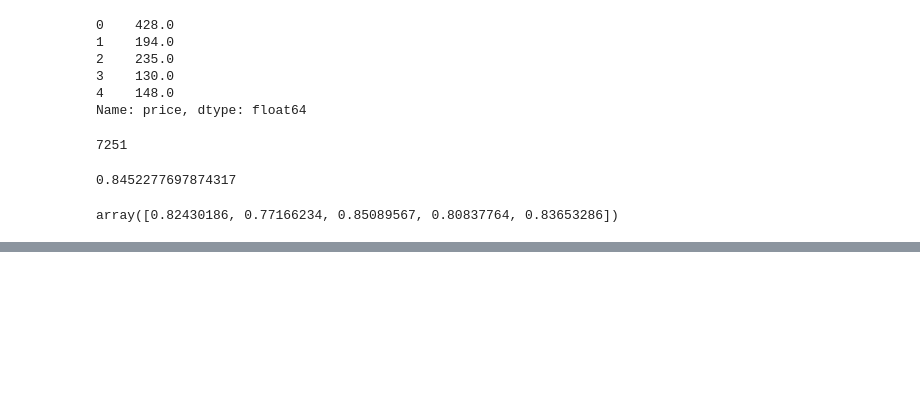
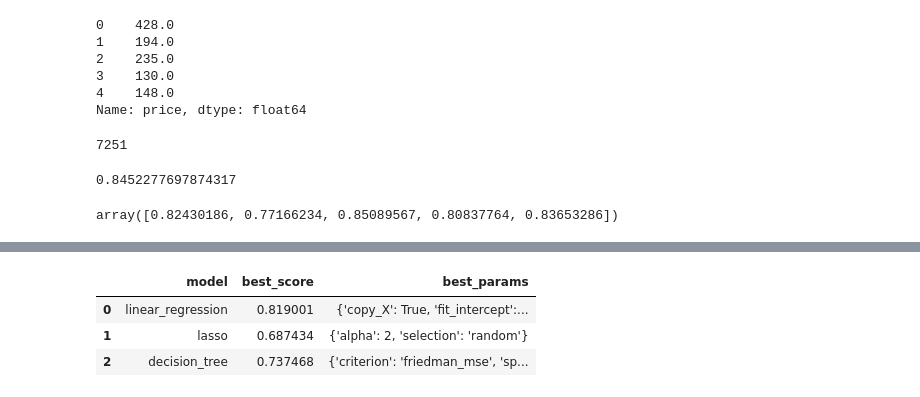
Before and after one commit to Gopz28/realestate-price-prediction, a Jupyter notebook: model/bengaluru_house_price_prediction.ipynb, the cells around one changed output, grey strips where cells are left out. Saved outputs shown, nothing was run; the diff lists cells and outputs as text; code cells hidden in the pictures; blank space fills up the shorter version.

```diff
--- a/model/bengaluru_house_price_prediction.ipynb
+++ b/model/bengaluru_house_price_prediction.ipynb
@@ -586,42 +586,48 @@ cross_val_score(LinearRegression(),X,y,cv=cv)
 array([0.82430186, 0.77166234, 0.85089567, 0.80837764, 0.83653286])
 # %%
 from sklearn.model_selection import GridSearchCV
+
 from sklearn.linear_model import Lasso
-from sklearn.tree import DecisionTreeClassifier
+from sklearn.tree import DecisionTreeRegressor
 
-def find_best_model_using_gridsearchcv(featues,target):
+def find_best_model_using_gridsearchcv(X,y):
     algos = {
-        'linear_regression':{
-            'model':LinearRegression(),
-            'params':{
-                'fit_intercept':[True,False]
+        'linear_regression' : {
+            'model': LinearRegression(),
+            'params': {
+                'copy_X': [True, False],
+                'fit_intercept': [True, False],
+                'n_jobs': [None, -1, 1, 2, 4],
+                'positive': [True, False]
             }
         },
-        'lasso':{
-            'model':Lasso(),
-            'params':{
-                'alpha':[1,2],
-                'selection':['random','cyclic']
+        'lasso': {
+            'model': Lasso(),
+            'params': {
+                'alpha': [1,2],
+                'selection': ['random', 'cyclic']
             }
         },
-        'decision_tree':{
-            'model':DecisionTreeClassifier(),
-            'params':{
-                'criterion':['gini','entropy'],
-                'splitter':['best','random']
+        'decision_tree': {
+            'model': DecisionTreeRegressor(),
+            'params': {
+                'criterion' : ['mse','friedman_mse'],
+                'splitter': ['best','random']
             }
-        },
+        }
     }
     scores = []
-    cv = ShuffleSplit(n_splits=5,test_size=0.2,random_state=0)
-    for algo_names,config in algos.items():
-        gs = GridSearchCV(config['model'],config['params'],cv = cv, return_train_score=False)
-        gs.fit(featues,target)
+    cv = ShuffleSplit(n_splits=5, test_size=0.2, random_state=0)
+    for algo_name, config in algos.items():
+        gs =  GridSearchCV(config['model'], config['params'], cv=cv, return_train_score=False)
+        gs.fit(X,y)
         scores.append({
-            'model' : algo_names,
-            'best_score':gs.best_score_,
-            'best_params':gs.best_params_
+            'model': algo_name,
+            'best_score': gs.best_score_,
+            'best_params': gs.best_params_
         })
+
     return pd.DataFrame(scores,columns=['model','best_score','best_params'])
+
 find_best_model_using_gridsearchcv(X,y)
 # %% [output]
@@ -631,0 +653,4 @@ You can try to debug the error by setting error_score='raise'.
+|  | model | best_score | best_params |
+| 0 | linear_regression | 0.819001 | {'copy_X': True, 'fit_intercept':... |
+| 1 | lasso | 0.687434 | {'alpha': 2, 'selection': 'random'} |
+| 2 | decision_tree | 0.737468 | {'criterion': 'friedman_mse', 'sp... |
```
Also changed, not shown: parts of 7 cells of this notebook.
